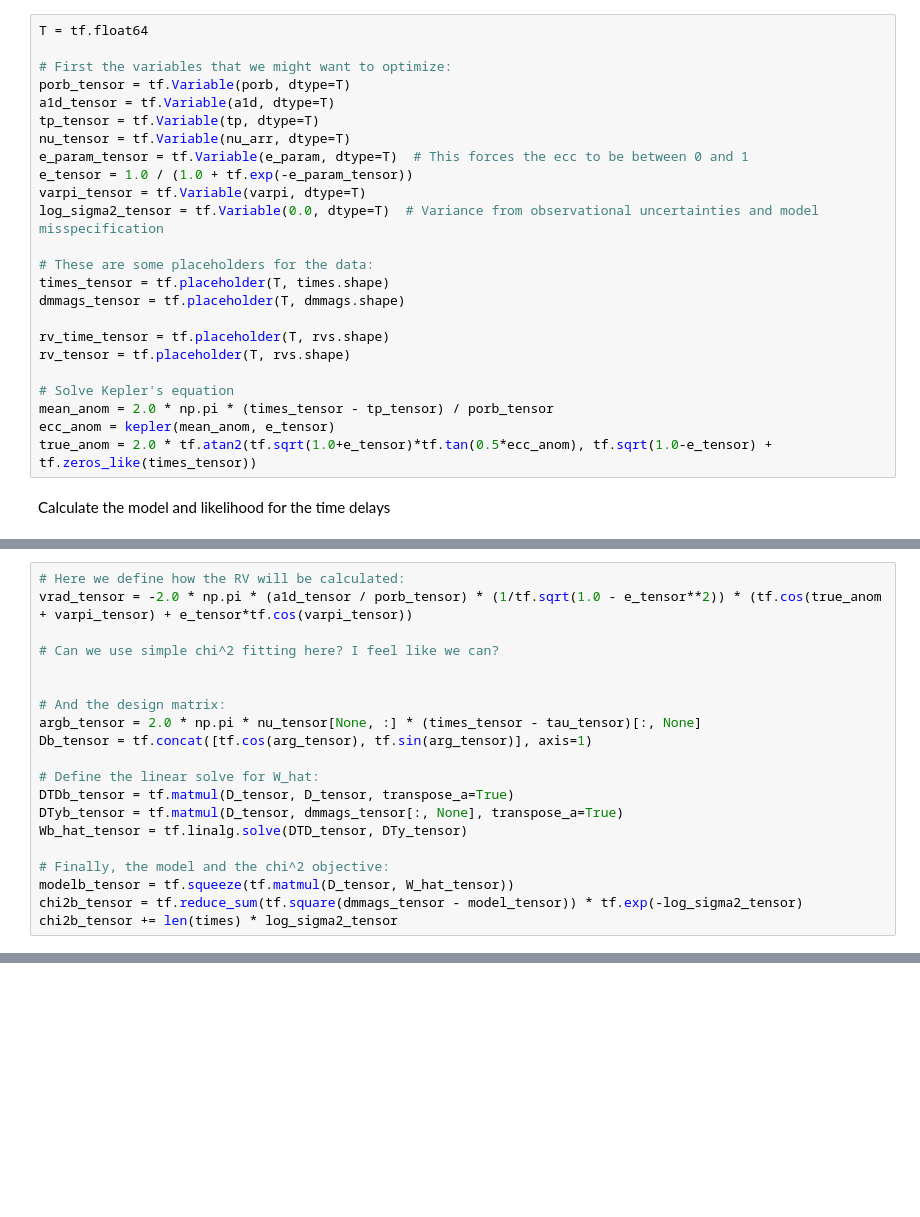
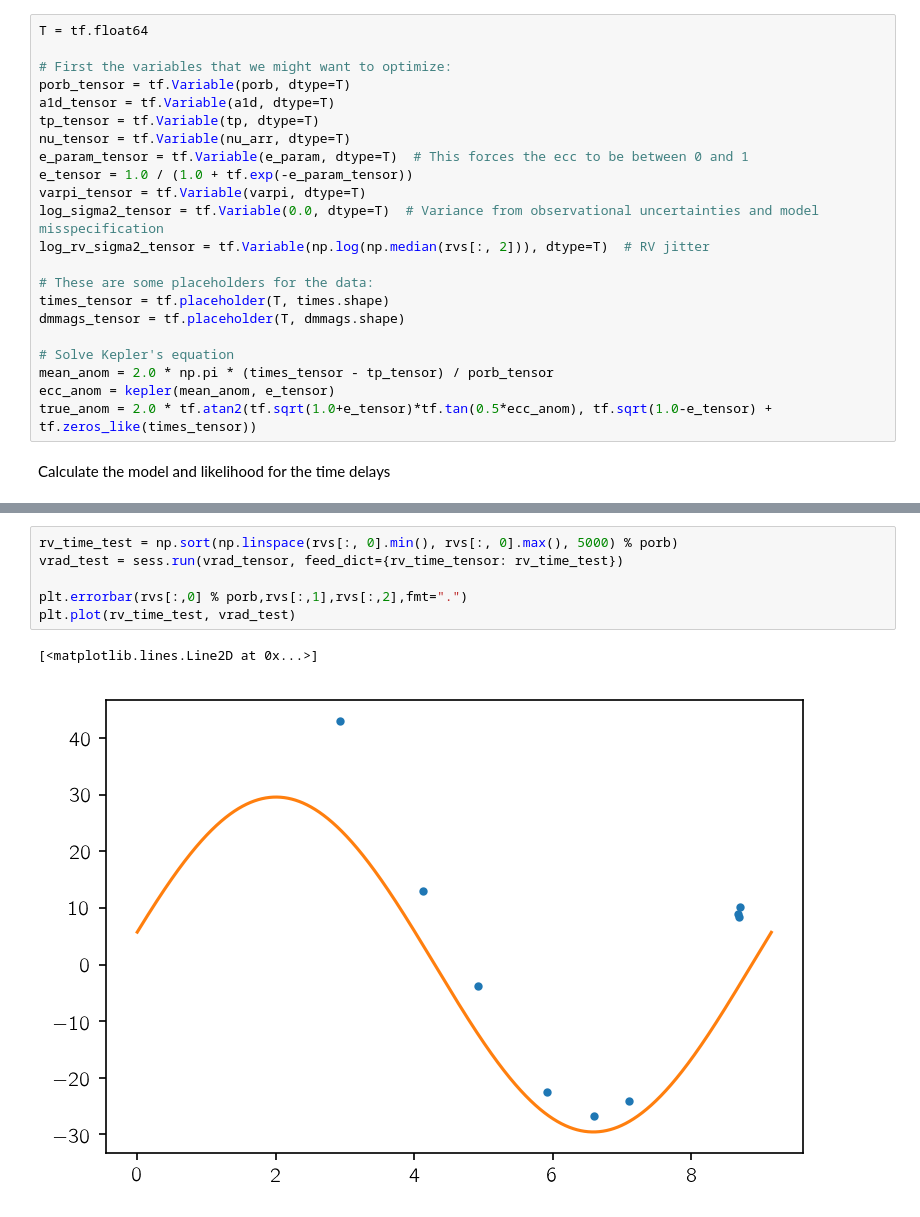
Before and after one commit to SimonJMurphy/maelstrom, a Jupyter notebook: RadialVelocity.ipynb, the cells around one changed output, grey strips where cells are left out. Saved outputs shown, nothing was run; the diff lists cells and outputs as text; blank space fills up the shorter version.

```diff
--- a/RadialVelocity.ipynb
+++ b/RadialVelocity.ipynb
@@ -76,14 +77,12 @@ e_param_tensor = tf.Variable(e_param, dtype=T)  # This forces the ecc to be betw
 e_tensor = 1.0 / (1.0 + tf.exp(-e_param_tensor))
 varpi_tensor = tf.Variable(varpi, dtype=T)
 log_sigma2_tensor = tf.Variable(0.0, dtype=T)  # Variance from observational uncertainties and model misspecification
+log_rv_sigma2_tensor = tf.Variable(np.log(np.median(rvs[:, 2])), dtype=T)  # RV jitter
 
 # These are some placeholders for the data:
 times_tensor = tf.placeholder(T, times.shape)
 dmmags_tensor = tf.placeholder(T, dmmags.shape)
 
-rv_time_tensor = tf.placeholder(T, rvs.shape)
-rv_tensor = tf.placeholder(T, rvs.shape)
-
 # Solve Kepler's equation
 mean_anom = 2.0 * np.pi * (times_tensor - tp_tensor) / porb_tensor
 ecc_anom = kepler(mean_anom, e_tensor)
@@ -112,20 +133,0 @@ Now do the same for RVs
-# %%
-# Here we define how the RV will be calculated:
-vrad_tensor = -2.0 * np.pi * (a1d_tensor / porb_tensor) * (1/tf.sqrt(1.0 - e_tensor**2)) * (tf.cos(true_anom + varpi_tensor) + e_tensor*tf.cos(varpi_tensor))
-
-# Can we use simple chi^2 fitting here? I feel like we can?
-
-
-# And the design matrix:
-argb_tensor = 2.0 * np.pi * nu_tensor[None, :] * (times_tensor - tau_tensor)[:, None]
-Db_tensor = tf.concat([tf.cos(arg_tensor), tf.sin(arg_tensor)], axis=1)
-
-# Define the linear solve for W_hat:
-DTDb_tensor = tf.matmul(D_tensor, D_tensor, transpose_a=True)
-DTyb_tensor = tf.matmul(D_tensor, dmmags_tensor[:, None], transpose_a=True)
-Wb_hat_tensor = tf.linalg.solve(DTD_tensor, DTy_tensor)
-
-# Finally, the model and the chi^2 objective:
-modelb_tensor = tf.squeeze(tf.matmul(D_tensor, W_hat_tensor))
-chi2b_tensor = tf.reduce_sum(tf.square(dmmags_tensor - model_tensor)) * tf.exp(-log_sigma2_tensor)
-chi2b_tensor += len(times) * log_sigma2_tensor
@@ -131,0 +158,9 @@ chi2b_tensor += len(times) * log_sigma2_tensor
+# %%
+rv_time_test = np.sort(np.linspace(rvs[:, 0].min(), rvs[:, 0].max(), 5000) % porb)
+vrad_test = sess.run(vrad_tensor, feed_dict={rv_time_tensor: rv_time_test})
+
+plt.errorbar(rvs[:,0] % porb,rvs[:,1],rvs[:,2],fmt=".")
+plt.plot(rv_time_test, vrad_test)
+# %% [output]
+[<matplotlib.lines.Line2D at 0x...>]
+[figure, added]
```
Also changed, not shown: parts of 9 cells of this notebook.
